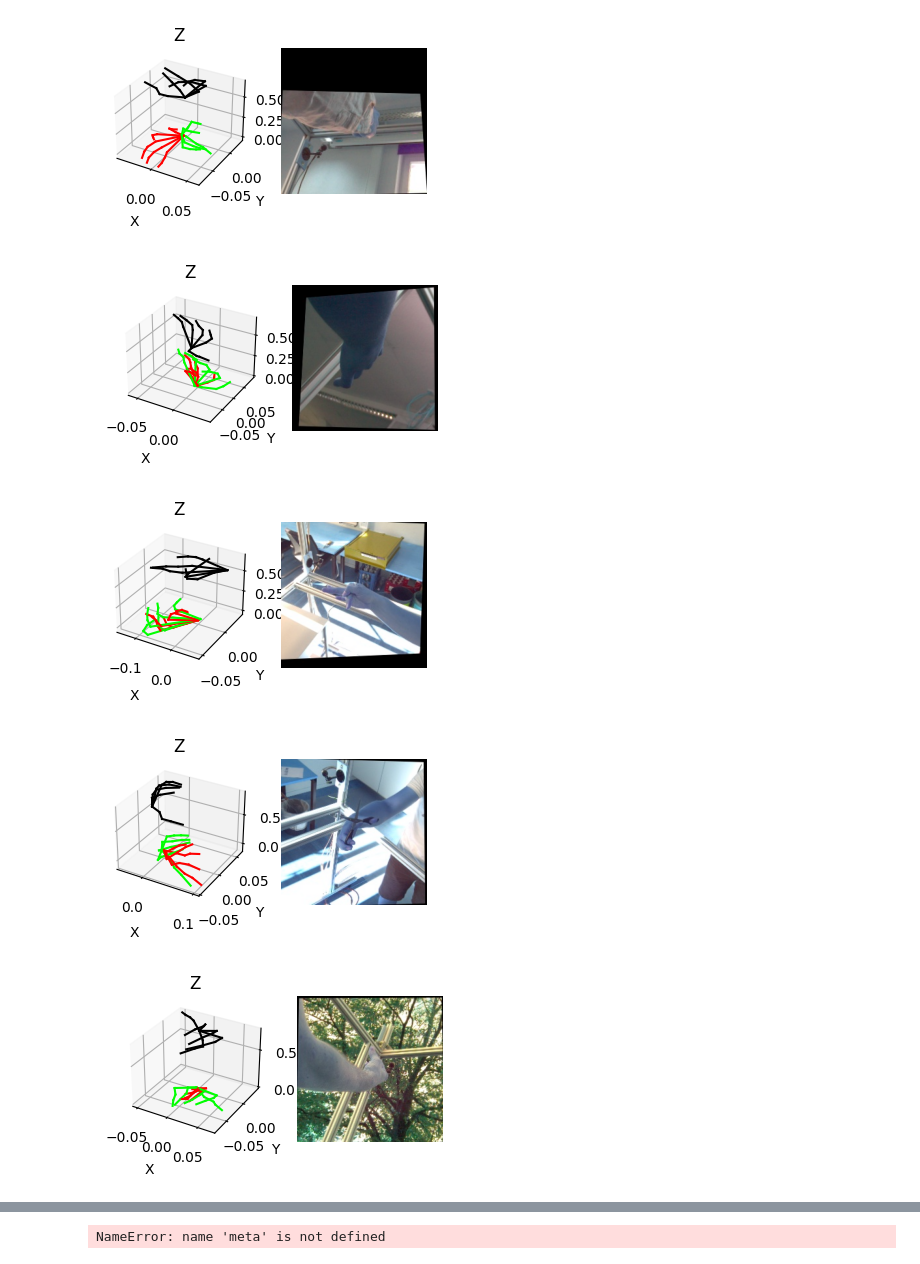
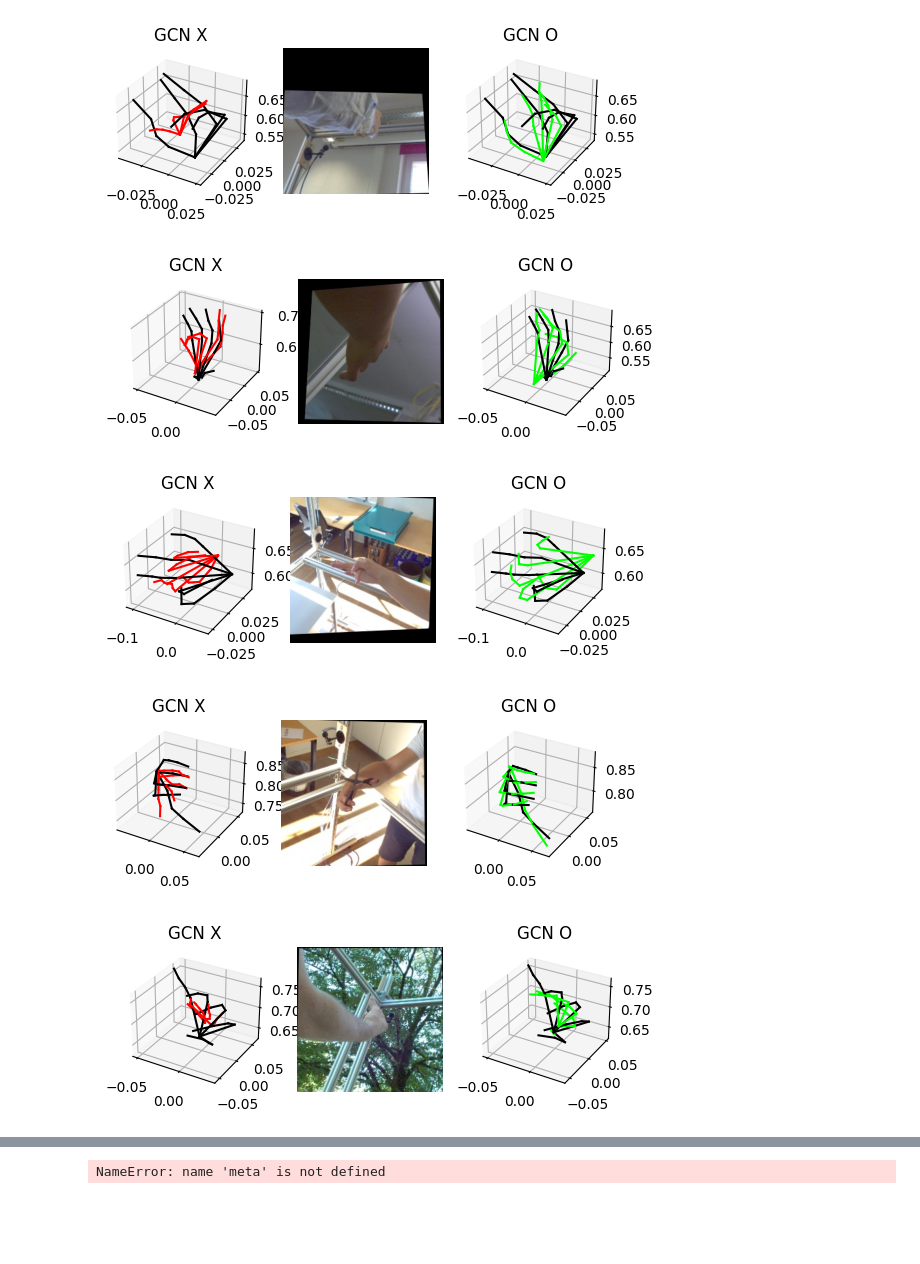
Before and after one commit to leejeongho3214/Synthetic-Hand-Dataset-Including-a-Forearm, a Jupyter notebook: src/tools/3d_visualize.ipynb, the cells around one changed output, grey strips where cells are left out. Saved outputs shown, nothing was run; the diff lists cells and outputs as text; code cells hidden in the pictures; blank space fills up the shorter version.

Commit message:
3d visualize compared to GCN with and without

```diff
--- a/src/tools/3d_visualize.ipynb
+++ b/src/tools/3d_visualize.ipynb
@@ -12,40 +12,72 @@ with open("output/ours/frei/ori/pred_ori.json") as f:
 
 with open("output/ours/frei/gcn/hrnet/loss/heatmap/add/gcn_0_0_1_layer_2/pred_gcn_0_0_1_layer_2.json") as f:
     model2 = json.load(f)[0]
+# %%
+from scipy.linalg import orthogonal_procrustes
+import numpy as np
+
+def align_w_scale(mtx1, mtx2, return_trafo=False):
+    """ Align the predicted entity in some optimality sense with the ground truth. """
+    mtx1, mtx2 = np.array(mtx1), np.array(mtx2)
+    # center
+    t1 = mtx1.mean(0)
+    t2 = mtx2.mean(0)
+    mtx1_t = mtx1 - t1
+    mtx2_t = mtx2 - t2
+
+    # scale
+    s1 = np.linalg.norm(mtx1_t) + 1e-8
+    mtx1_t /= s1
+    s2 = np.linalg.norm(mtx2_t) + 1e-8
+    mtx2_t /= s2
+
+    # orth alignment
+    R, s = orthogonal_procrustes(mtx1_t, mtx2_t)
+
+    # apply trafos to the second matrix
+    mtx2_t = np.dot(mtx2_t, R.T) * s
+    mtx2_t = mtx2_t * s1 + t1
+
+    return mtx2_t
 # %%
 from mpl_toolkits.mplot3d import axes3d
 import matplotlib.pyplot as plt
 import numpy as np
 import cv2
 
 error = [1092, 2919, 2380, 2196, 2263, 3003, 3454, 3354, 2179, 1592]
 
 for idx in error:
     gt = gt_list[idx]
     pred1 = model1[idx]
     pred2 = model2[idx]
+
+    pred1, pred2 = align_w_scale(gt, pred1), align_w_scale(gt, pred2)
     fig = plt.figure(dpi= 100)
     ax1 = fig.add_subplot(131, projection ='3d')
     ax2 = fig.add_subplot(132)
+    ax3 = fig.add_subplot(133, projection = '3d')
     parents = [-1, 0, 1, 2, 3, 0, 5, 6, 7, 0, 9, 10, 11, 0, 13, 14, 15, 0, 17, 18, 19]
 
     for num in range(1, 21):
 
         # ax1.scatter(joint_3d[num][0], joint_3d[num][1], joint_3d[num][2], c = 'blue')
         ax1.plot([gt[num][0], gt[parents[num]][0]], [gt[num][1], gt[parents[num]][1]], [gt[num][2], gt[parents[num]][2]], c = np.array((0, 0, 0))/255.)
         ax1.plot([pred1[num][0], pred1[parents[num]][0]], [pred1[num][1], pred1[parents[num]][1]], [pred1[num][2], pred1[parents[num]][2]], c = np.array((255, 0, 0))/255.)
-        ax1.plot([pred2[num][0], pred2[parents[num]][0]], [pred2[num][1], pred2[parents[num]][1]], [pred2[num][2], pred2[parents[num]][2]], c = np.array((0, 255, 0))/255.)
+
+        ax3.plot([gt[num][0], gt[parents[num]][0]], [gt[num][1], gt[parents[num]][1]], [gt[num][2], gt[parents[num]][2]], c = np.array((0, 0, 0))/255.)
+        ax3.plot([pred2[num][0], pred2[parents[num]][0]], [pred2[num][1], pred2[parents[num]][1]], [pred2[num][2], pred2[parents[num]][2]], c = np.array((0, 255, 0))/255.)
 
     img = cv2.imread(f'../../datasets/frei_test/evaluation/rgb/{str(idx).zfill(8)}.jpg')
+    img = cv2.cvtColor(img, cv2.COLOR_BGR2RGBA)
     ax2.imshow(img)
     ax2.set_axis_off()
-    ax1.set_xlabel("X")
-    ax1.set_ylabel("Y")
-    ax1.set_title("Z")
+    ax1.set_title("GCN X")
+    ax3.set_title("GCN O")
     plt.show()
 # %% [output]
-[figure, old version]
+[figure, new version]
-[figure, old version]
+[figure, new version]
-[figure, old version]
+[figure, new version]
-[figure, old version]
+[figure, new version]
-[figure, old version]
+[figure, new version]
```
Also changed, not shown: parts of 1 cell of this notebook.
